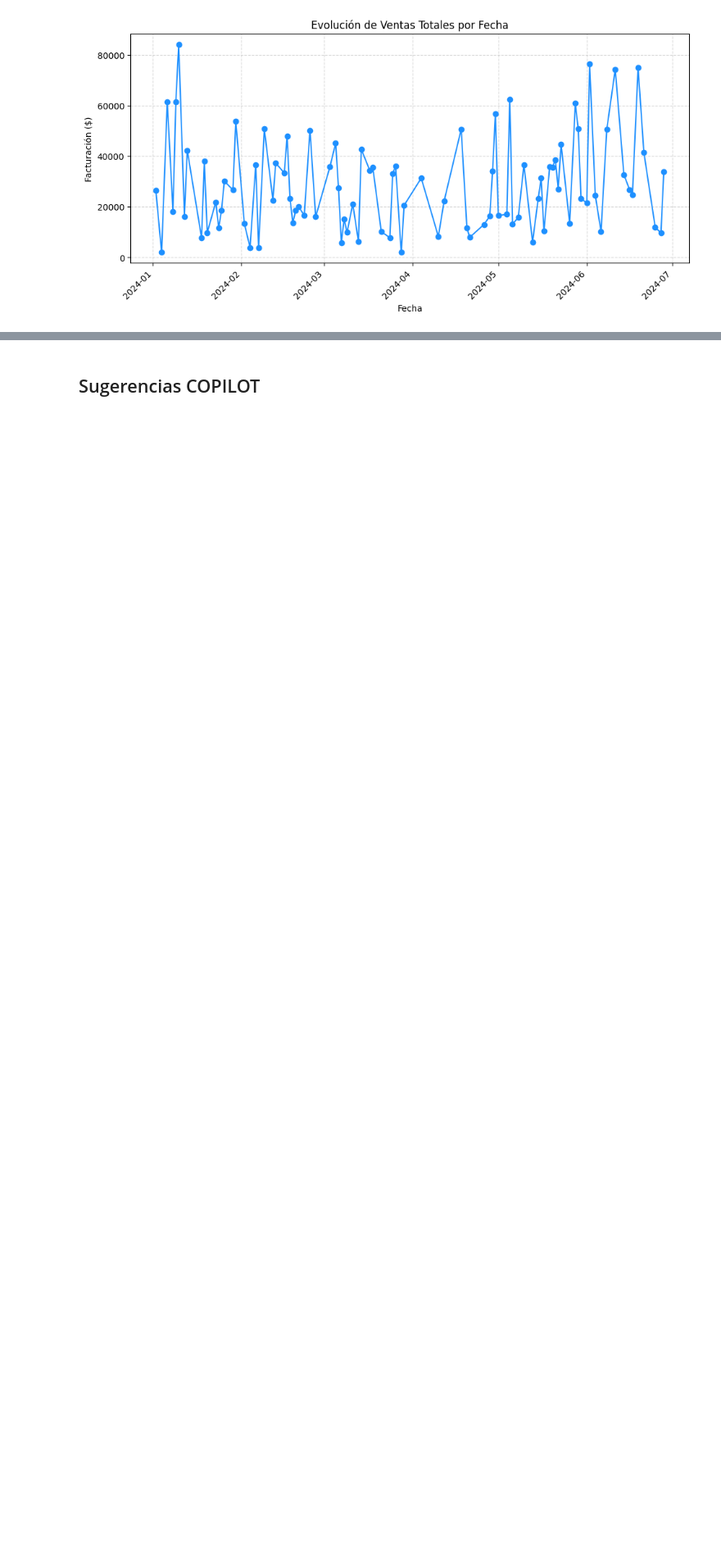
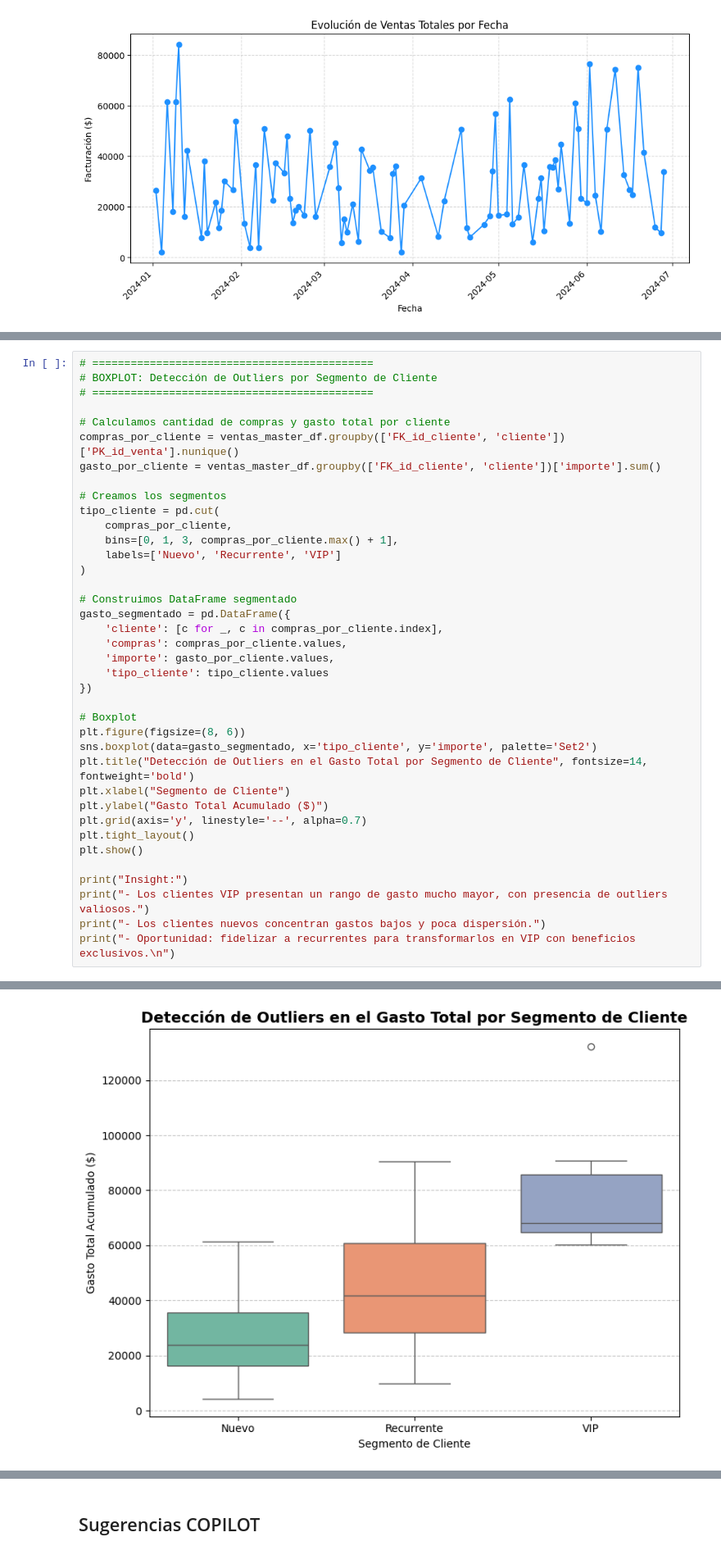
Before and after one commit to DiegoPenalba/ProyectoAurilion, a Jupyter notebook: data.ipynb, the cells around one changed output, grey strips where cells are left out. Shown at 82% size. Saved outputs shown, nothing was run; the diff lists cells and outputs as text; blank space fills up the shorter version.

```diff
--- a/data.ipynb
+++ b/data.ipynb
@@ -1906,0 +1837,39 @@ Oportunidad: aplicar estrategias combinadas de 'bundle' y 'upselling' para poten
+# %%
+# ============================================
+# BOXPLOT: Detección de Outliers por Segmento de Cliente
+# ============================================
+
+# Calculamos cantidad de compras y gasto total por cliente
+compras_por_cliente = ventas_master_df.groupby(['FK_id_cliente', 'cliente'])['PK_id_venta'].nunique()
+gasto_por_cliente = ventas_master_df.groupby(['FK_id_cliente', 'cliente'])['importe'].sum()
+
+# Creamos los segmentos
+tipo_cliente = pd.cut(
+    compras_por_cliente,
+    bins=[0, 1, 3, compras_por_cliente.max() + 1],
+    labels=['Nuevo', 'Recurrente', 'VIP']
+)
+
+# Construimos DataFrame segmentado
+gasto_segmentado = pd.DataFrame({
+    'cliente': [c for _, c in compras_por_cliente.index],
+    'compras': compras_por_cliente.values,
+    'importe': gasto_por_cliente.values,
+    'tipo_cliente': tipo_cliente.values
+})
+
+# Boxplot
+plt.figure(figsize=(8, 6))
+sns.boxplot(data=gasto_segmentado, x='tipo_cliente', y='importe', palette='Set2')
+plt.title("Detección de Outliers en el Gasto Total por Segmento de Cliente", fontsize=14, fontweight='bold')
+plt.xlabel("Segmento de Cliente")
+plt.ylabel("Gasto Total Acumulado ($)")
+plt.grid(axis='y', linestyle='--', alpha=0.7)
+plt.tight_layout()
+plt.show()
+
+print("Insight:")
+print("- Los clientes VIP presentan un rango de gasto mucho mayor, con presencia de outliers valiosos.")
+print("- Los clientes nuevos concentran gastos bajos y poca dispersión.")
+print("- Oportunidad: fidelizar a recurrentes para transformarlos en VIP con beneficios exclusivos.\n")
+# %% [output]
@@ -1906,0 +1879 @@ Oportunidad: aplicar estrategias combinadas de 'bundle' y 'upselling' para poten
+[figure, added]
```
Also changed, not shown: parts of 8 cells of this notebook.
